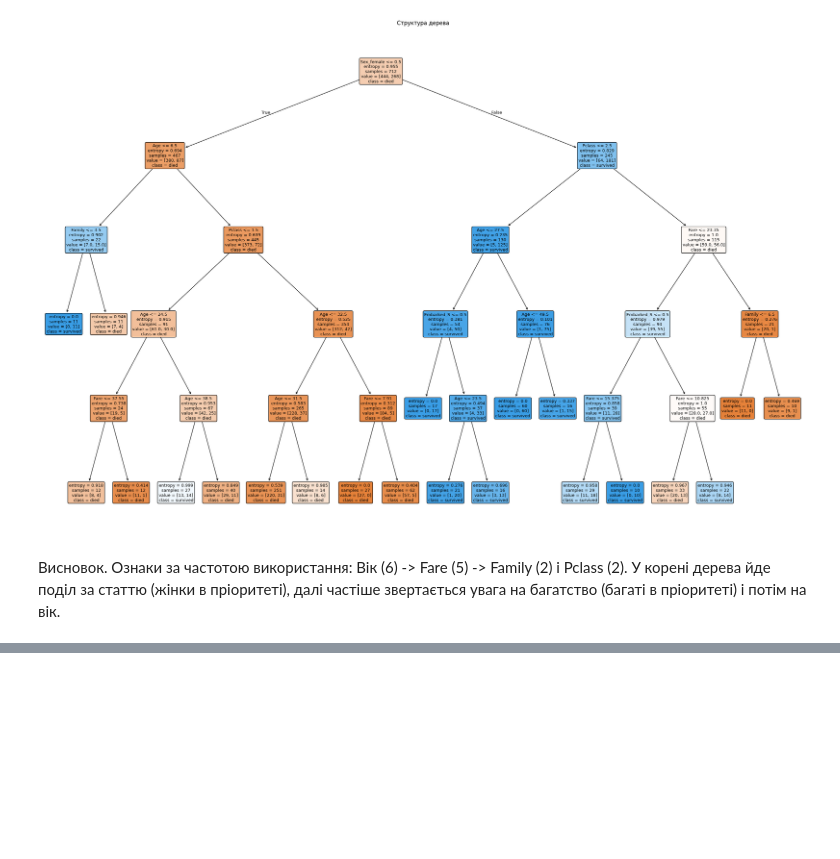
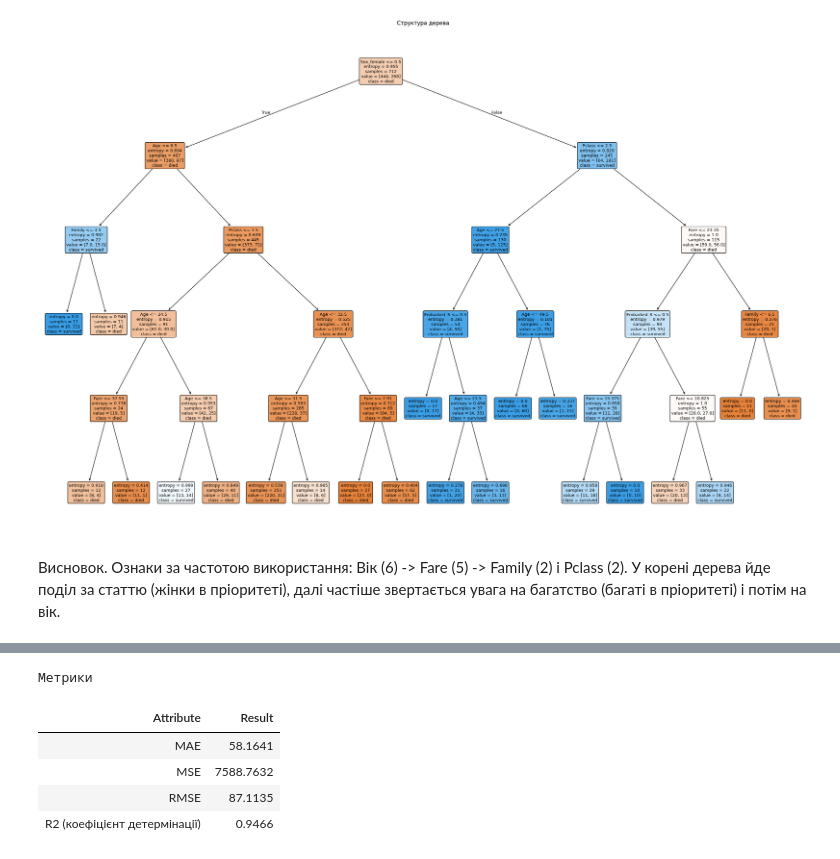
Before and after one commit to BogdanPinchuk/DataScience-PBY_HW12, a Jupyter notebook: Bohdan_Pinchuk_DS_HW12.ipynb, the cells around one changed output, grey strips where cells are left out. Saved outputs shown, nothing was run; the diff lists cells and outputs as text; code cells hidden in the pictures; blank space fills up the shorter version.

```diff
--- a/Bohdan_Pinchuk_DS_HW12.ipynb
+++ b/Bohdan_Pinchuk_DS_HW12.ipynb
@@ -665,0 +894,63 @@ plt.show()
+# %%
+import joblib
+import numpy as np
+import pandas as pd
+import apps.main as mn
+from pathlib import Path
+from sklearn.tree import DecisionTreeRegressor
+from sklearn.metrics import (mean_absolute_error, mean_squared_error, r2_score)
+
+# Input data
+rng_seed = 42
+load_model = True
+model_file_name = "resources/fish-market.model"
+file_path = Path(model_file_name)
+
+
+# Solution
+def calc_regres_metrics(y_test, y_pred):
+    rp = mn.Reporter()
+    rp.tolerance = 4
+
+    # Mean Absolute Error
+    mae = mean_absolute_error(y_test, y_pred)
+    rp.add_item("MAE", rp.format_value(mae))
+    # Mean Squared Error
+    mse = mean_squared_error(y_test, y_pred)
+    rp.add_item("MSE", rp.format_value(mse))
+    # Root Mean Squared Error
+    rmse = np.sqrt(mse)
+    rp.add_item("RMSE", rp.format_value(rmse))
+    # R2 - coefficient of determination
+    r2 = r2_score(y_test, y_pred)
+    rp.add_item("R2\n(коефіцієнт детермінації)", rp.format_value(r2))
+
+    # Print results
+    rp.print_pd_report(f"Метрики")
+
+
+# try to load model
+if load_model and file_path.exists():
+    model = joblib.load(model_file_name)
+else:
+    model = DecisionTreeRegressor(
+        criterion='absolute_error',
+        max_depth=5,
+        min_samples_leaf=10,
+        random_state=rng_seed
+    )
+    model.fit(X_train, Y_train)
+    # save model
+    joblib.dump(model, model_file_name)
+
+Y_pred = model.predict(X_test)
+
+# Print results
+calc_regres_metrics(Y_test, Y_pred)
+# %% [output]
+Метрики
+| Attribute | Result |
+| MAE | 58.1641 |
+| MSE | 7588.7632 |
+| RMSE | 87.1135 |
+| R2 (коефіцієнт детермінації) | 0.9466 |
```
Also changed, not shown: parts of 9 cells of this notebook, 2 other files.
